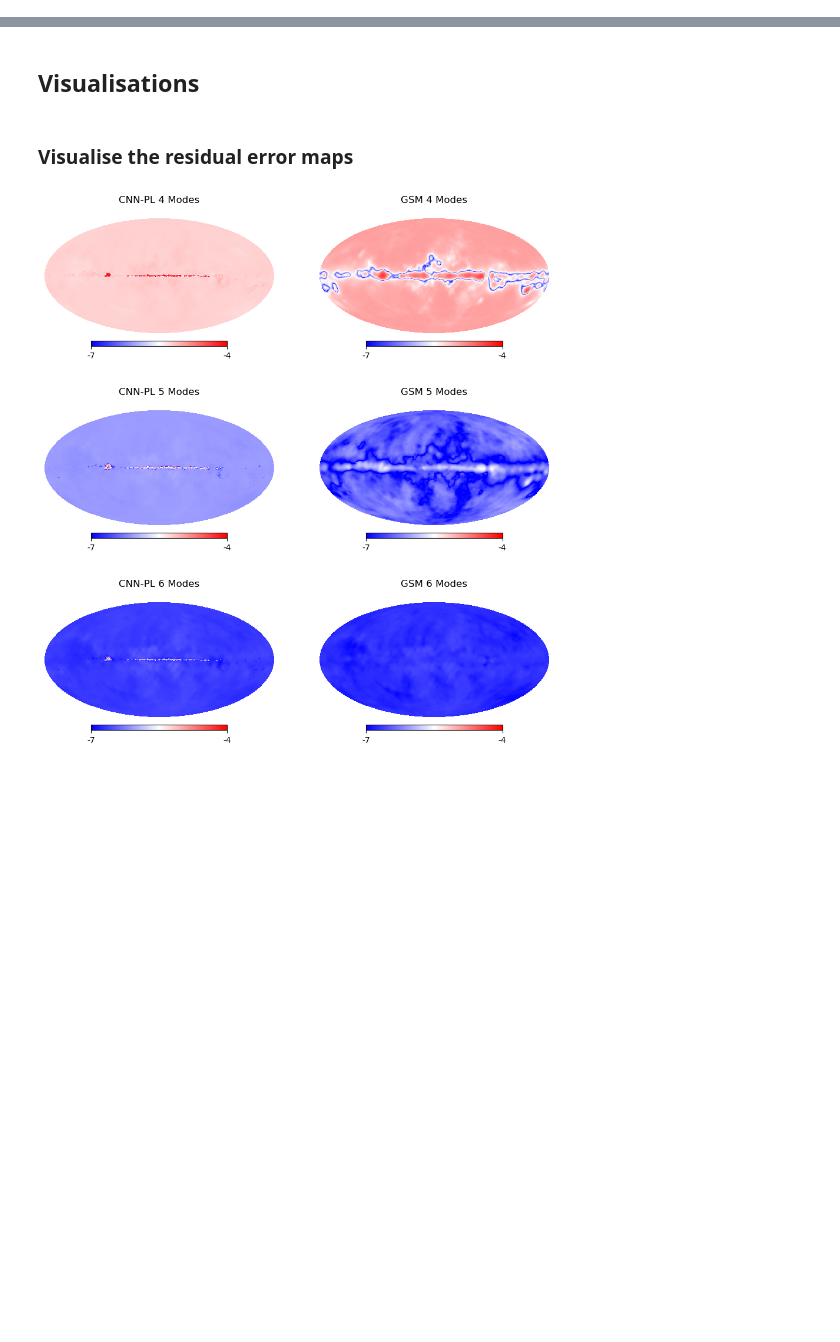
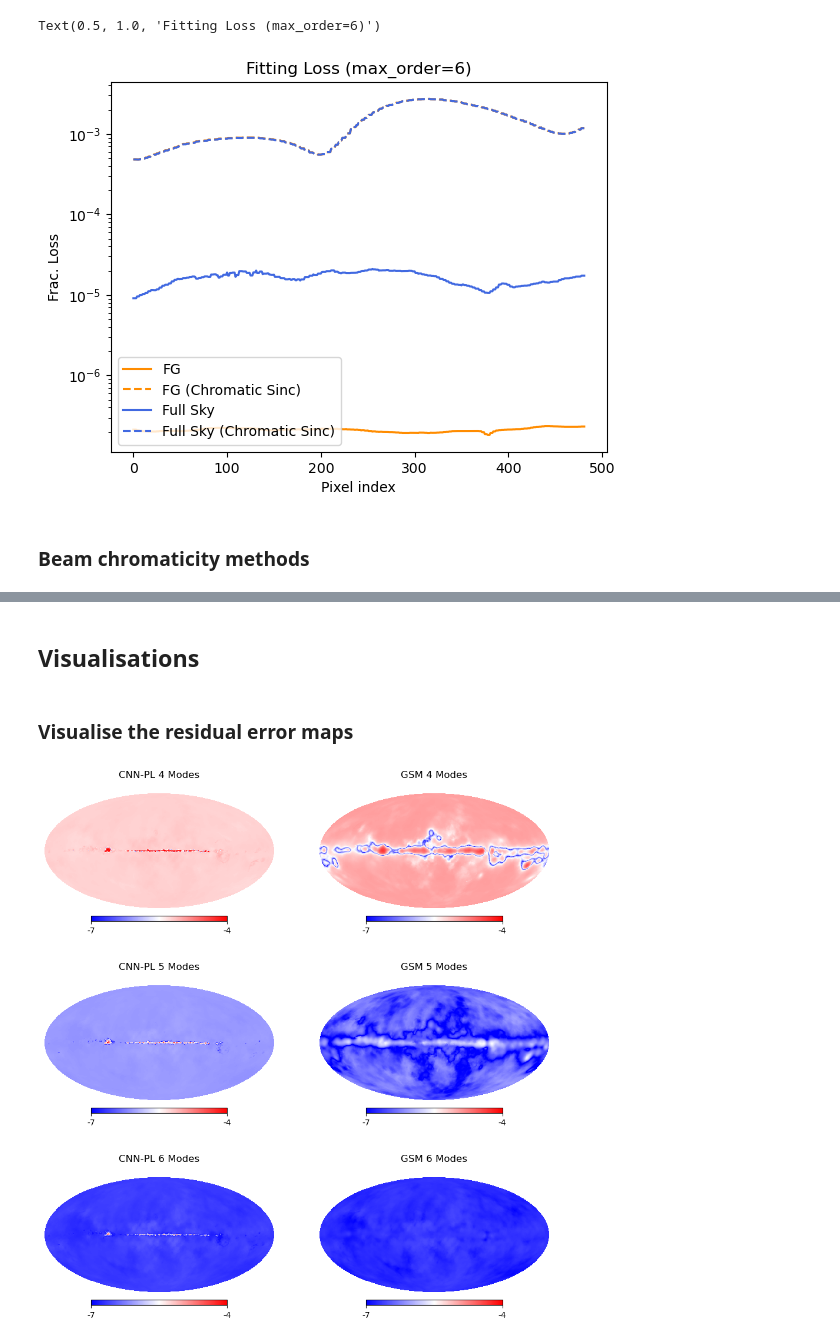
Before and after one commit to zzhang0123/MERS, a Jupyter notebook: notebooks/NB1_diffuse.ipynb, the cells around one changed output, grey strips where cells are left out. Saved outputs shown, nothing was run; the diff lists cells and outputs as text; code cells hidden in the pictures; blank space fills up the shorter version.

```diff
--- a/notebooks/CNN-PL_and_GSM_fitting.ipynb
+++ b/notebooks/NB1_diffuse.ipynb
@@ -74,0 +310,27 @@ GSM_coeffs_maps_6, GSM_loss_map_6 = fit_entire_fg_map(GSM_sky, pivot_specidx_map
+# %%
+full_sky_coef, full_sky_loss,  full_sky_frac_resi, full_sky_pivot= \
+    optimised_fit(full_sky[pix_indices, :], pivot_specidx_map[pix_indices], freq_list, Norder)
+
+full_sky_Sinc_coef, full_sky_Sinc_loss,  full_sky_Sinc_frac_resi, full_sky_Sinc_pivot= \
+    optimised_fit(full_sky_Sinc[pix_indices, :], pivot_specidx_map[pix_indices], freq_list, Norder)
+
+plt.plot(full_fg_loss, label='FG', color=colors[0], linestyle=linestyles[0])
+plt.plot(full_fg_Sinc_loss, label='FG (Chromatic Sinc)', color=colors[0], linestyle=linestyles[1])
+
+plt.plot(full_sky_loss, label='Full Sky', color=colors[1], linestyle=linestyles[0])
+plt.plot(full_sky_Sinc_loss, label='Full Sky (Chromatic Sinc)', color=colors[1], linestyle=linestyles[1])
+
+# plt.plot(full_fg_loss_tp, label='FG (2 pivots)', color=colors[0], linestyle=linestyles[1])
+# plt.plot(full_fg_gaussian_loss_tp, label='FG (2 pivots; Gaussian)', color=colors[1], linestyle=linestyles[1])
+# plt.plot(full_fg_Sinc_loss_tp, label='FG (2 pivots; Sinc)', color=colors[2], linestyle=linestyles[1])
+
+plt.xlabel('Pixel index')
+plt.ylabel('Frac. Loss')
+plt.yscale('log')
+plt.legend()
+plt.title('Fitting Loss (max_order={})'.format(Norder))
+# %% [output]
+Text(0.5, 1.0, 'Fitting Loss (max_order=6)')
+[figure, added]
+# %% [markdown]
+### Beam chromaticity methods
```
Also changed, not shown: parts of 47 cells of this notebook, 9 other files.
